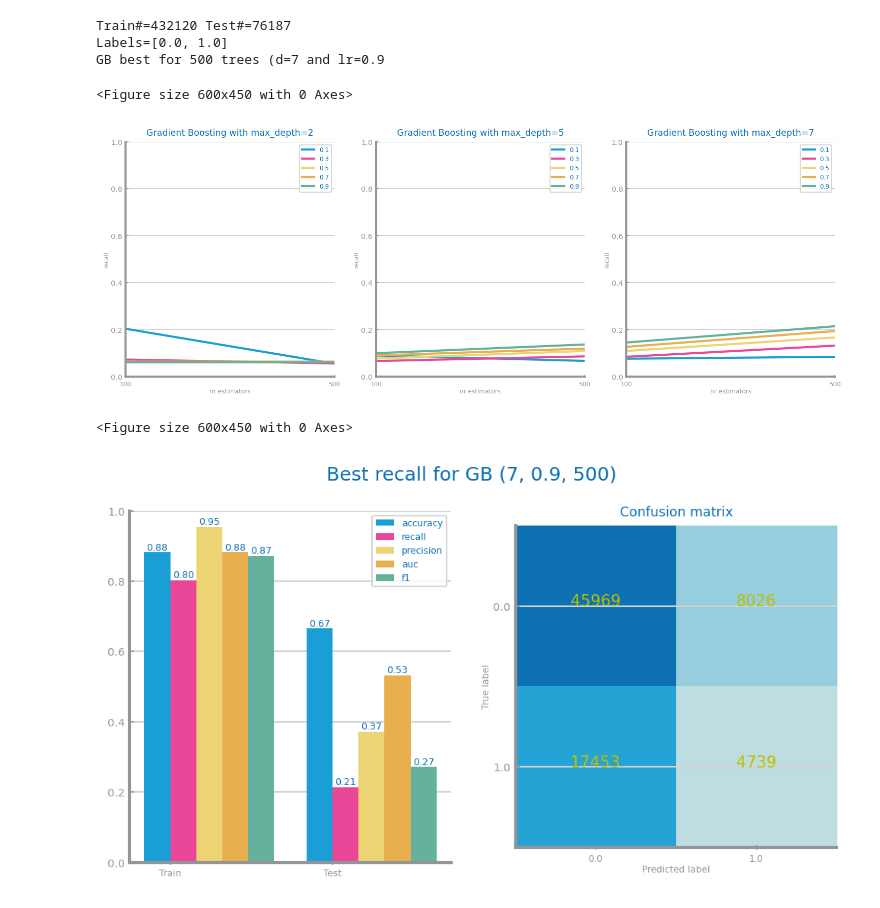
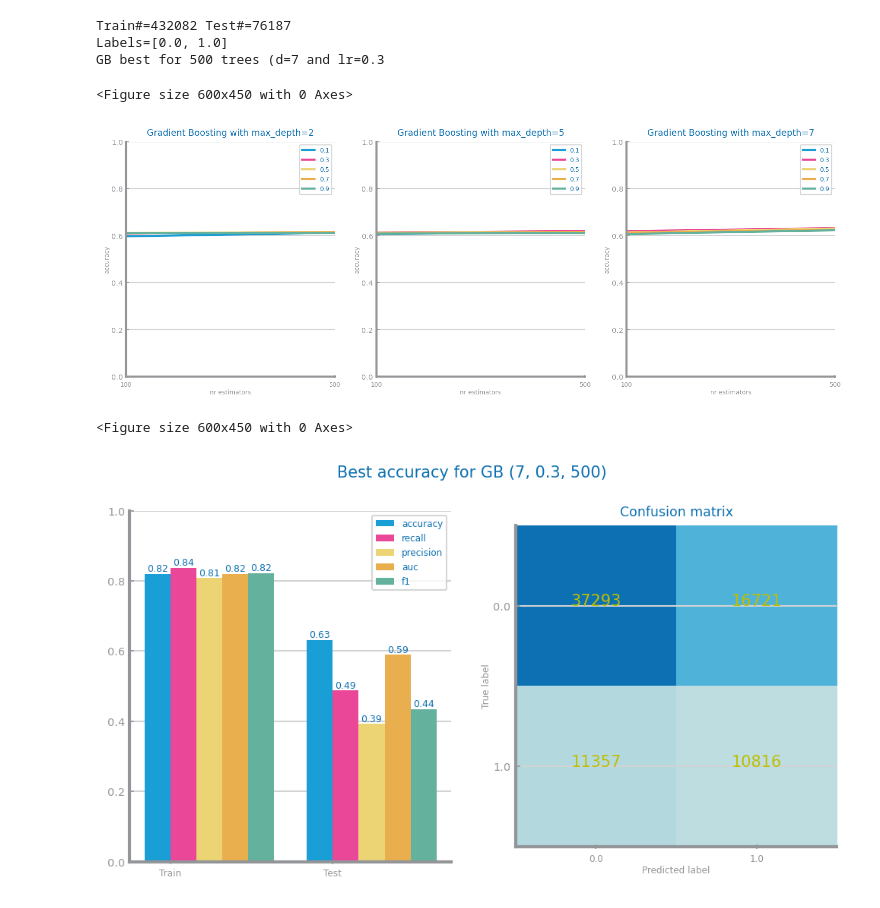
Before and after one commit to esteves3/data-science, a Jupyter notebook: pos-covid-evaluation-GB.ipynb, the cells around one changed output. Saved outputs shown, nothing was run; the diff lists cells and outputs as text; code cells hidden in the pictures.

```diff
--- a/pos-covid-evaluation-GB.ipynb
+++ b/pos-covid-evaluation-GB.ipynb
@@ -99,34 +99,34 @@ def read_train_test_from_files_2(
 # %%
 file_tag='class_pos_covid'
 train_filename = "datasets/class_pos_covid_train.csv"
 test_filename = "datasets/class_pos_covid_test.csv"
 target = 'CovidPos'
-eval_metric = "recall"
+eval_metric = "accuracy"
 
 trnX, tstX, trnY, tstY, labels, vars = read_train_test_from_files_2(
     train_filename, test_filename, target
 )
 print(f"Train#={len(trnX)} Test#={len(tstX)}")
 print(f"Labels={labels}")
 
 plt.figure()
 best_model, params = gradient_boosting_study(
     trnX,
     trnY,
     tstX,
     tstY,
     nr_max_trees=500,
     lag=250,
     metric=eval_metric,
 )
 plt.savefig(f"images/{file_tag}_gb_{eval_metric}_study.png")
 plt.show()
 # %% [output]
-Train#=432120 Test#=76187
+Train#=432082 Test#=76187
 Labels=[0.0, 1.0]
-GB best for 500 trees (d=7 and lr=0.9
+GB best for 500 trees (d=7 and lr=0.3
 <Figure size 600x450 with 0 Axes>
-[figure, old version]
+[figure, new version]
 # %%
 prd_trn: np.array = best_model.predict(trnX)
 prd_tst: np.array = best_model.predict(tstX)
@@ -136,7 +136,7 @@ plt.savefig(f'images/{file_tag}_gb_{params["name"]}_best_{params["metric"]}_eval
 plt.show()
 # %% [output]
 <Figure size 600x450 with 0 Axes>
-[figure, old version]
+[figure, new version]
 # %%
 trees_importances: list[float] = []
 for lst_trees in best_model.estimators_:
```
Also changed, not shown: parts of 2 cells of this notebook, 33 other files.
